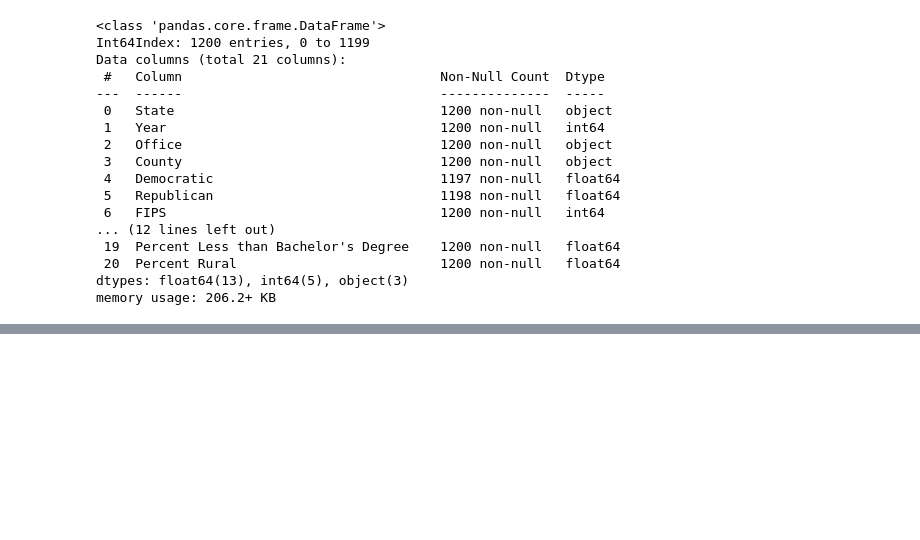
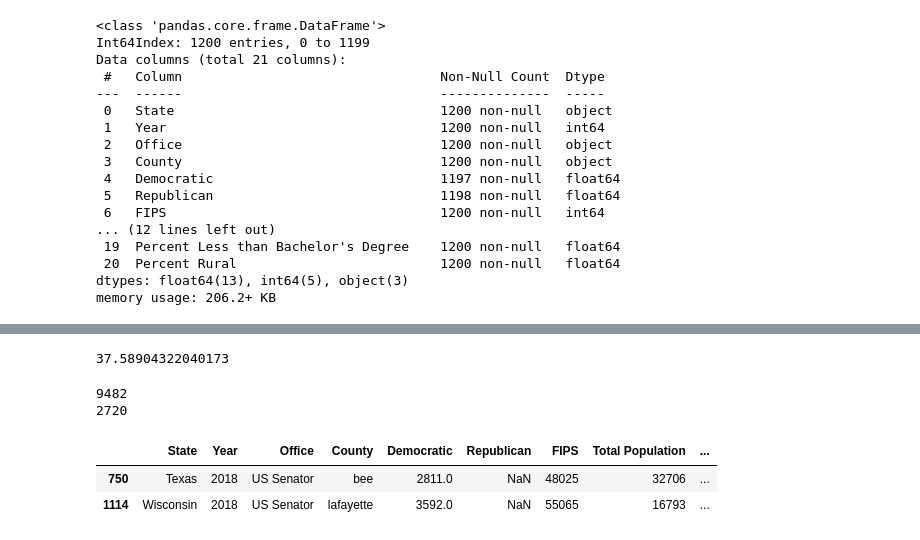
Before and after one commit to karanmalh0tra/2018Election-DataScience, a Jupyter notebook: Project-1/Project1.ipynb, the cells around one changed output, grey strips where cells are left out. Drawn from its saved outputs; the diff is of its cells as text; code cells hidden in the pictures; blank space fills up the shorter version.

```diff
--- a/Project-1/Project1.ipynb
+++ b/Project-1/Project1.ipynb
@@ -114,0 +179,22 @@ The type of these variables are objectm int64 and float64.
+# %%
+democratic_total = merge_dataframe['Democratic'].sum(axis = 0, skipna = True)
+republican_total = merge_dataframe['Republican'].sum(axis = 0, skipna = True)
+total_population = merge_dataframe['Total Population'].sum(axis = 0, skipna = True)
+
+percent_votes = (democratic_total + republican_total) / total_population * 100
+percent_votes
+# %% [output]
+37.58904322040173
+# %%
+republican_data = merge_dataframe[merge_dataframe['Republican'].isnull()]
+for row in republican_data.values:
+    print(int((percent_votes * row[7]/100)-row[4]))
+# %% [output]
+9482
+2720
+# %%
+merge_dataframe[merge_dataframe['Republican'].isnull()]
+# %% [output]
+|  | State | Year | Office | County | Democratic | Republican | FIPS | Total Population | ... |
+| 750 | Texas | 2018 | US Senator | bee | 2811.0 | NaN | 48025 | 32706 | ... |
+| 1114 | Wisconsin | 2018 | US Senator | lafayette | 3592.0 | NaN | 55065 | 16793 | ... |
```
Also changed, not shown: parts of 18 cells of this notebook.
